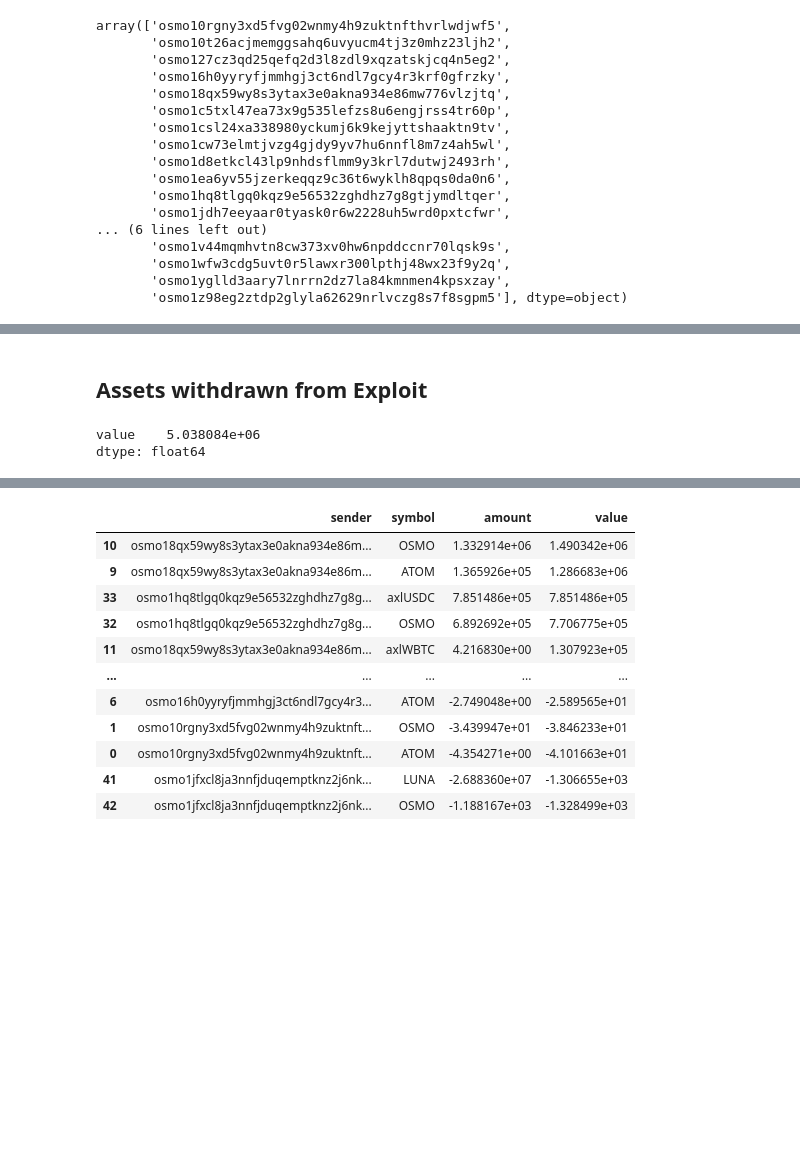
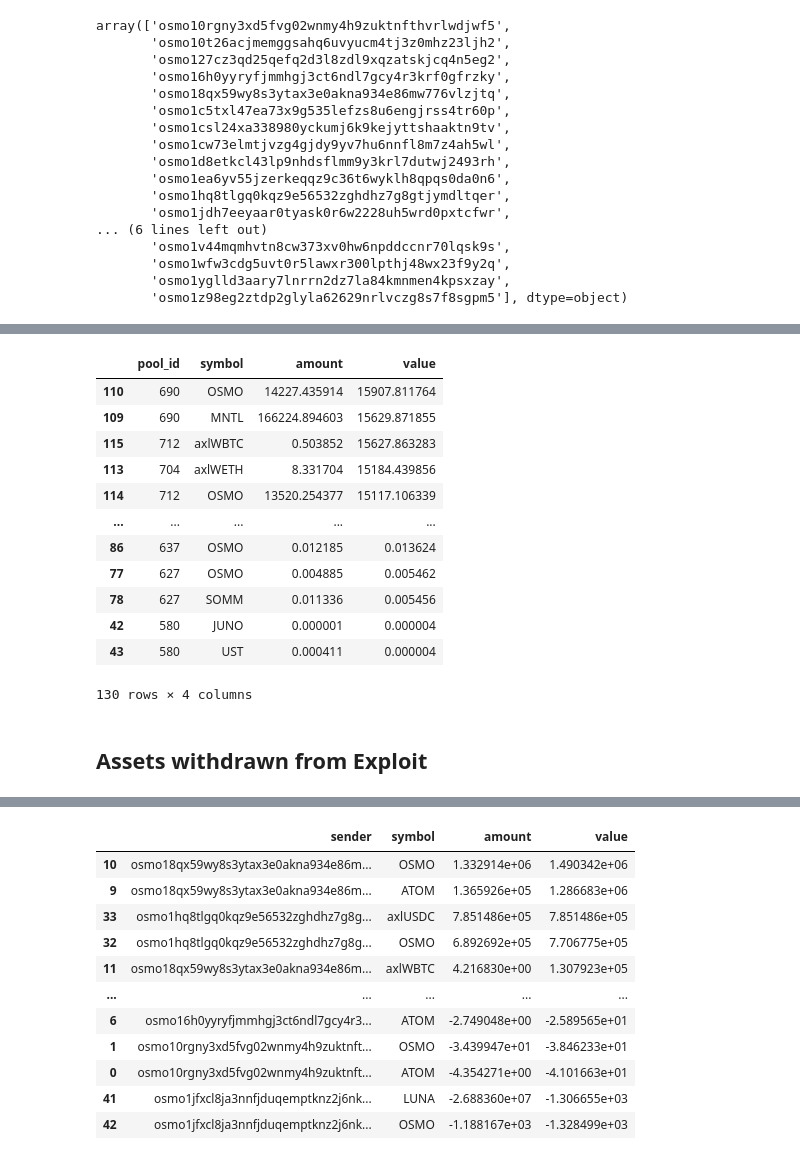
Before and after one commit to HathorNodes/osmosis_nitrogen_assessment, a Jupyter notebook: Osmosis Exploit Analysis.ipynb, the cells around one changed output, grey strips where cells are left out. Drawn from its saved outputs; the diff is of its cells as text; code cells hidden in the pictures; blank space fills up the shorter version.

```diff
--- a/Osmosis Exploit Analysis.ipynb
+++ b/Osmosis Exploit Analysis.ipynb
@@ -198,3 +286,24 @@ array(['osmo10rgny3xd5fvg02wnmy4h9zuktnfthvrlwdjwf5',
+# %%
+agg_join_pools = (cleaned_join_df.groupby(['pool_id', 'symbol'])[['amount', 'value']]
+                                 .sum()
+                                 .reset_index()
+                                 .sort_values(by=['value'], ascending=False))
+agg_join_pools.to_csv("data/agg_join_pools.csv", index=False)
+agg_join_pools
+# %% [output]
+|  | pool_id | symbol | amount | value |
+| 110 | 690 | OSMO | 14227.435914 | 15907.811764 |
+| 109 | 690 | MNTL | 166224.894603 | 15629.871855 |
+| 115 | 712 | axlWBTC | 0.503852 | 15627.863283 |
+| 113 | 704 | axlWETH | 8.331704 | 15184.439856 |
+| 114 | 712 | OSMO | 13520.254377 | 15117.106339 |
+| ... | ... | ... | ... | ... |
+| 86 | 637 | OSMO | 0.012185 | 0.013624 |
+| 77 | 627 | OSMO | 0.004885 | 0.005462 |
+| 78 | 627 | SOMM | 0.011336 | 0.005456 |
+| 42 | 580 | JUNO | 0.000001 | 0.000004 |
+| 43 | 580 | UST | 0.000411 | 0.000004 |
+130 rows × 4 columns
 # %% [markdown]
 ## Assets withdrawn from Exploit
 # %%
@@ -215,9 +324,3 @@ cleaned_df = named_txs.drop(columns=['denom', 'exponent'])
 net_diff = cleaned_df.copy()
 net_diff['amount'] = np.where(net_diff.type == 'Join', -1*net_diff.amount, net_diff.amount)
 net_diff['value'] = np.where(net_diff.type == 'Join', -1*net_diff.value, net_diff.value)
-# %%
-agg_net_diff = (net_diff[['value']].sum())
-agg_net_diff
-# %% [output]
-value    5.038084e+06
-dtype: float64
```
Also changed, not shown: parts of 11 cells of this notebook, 4 other files.
